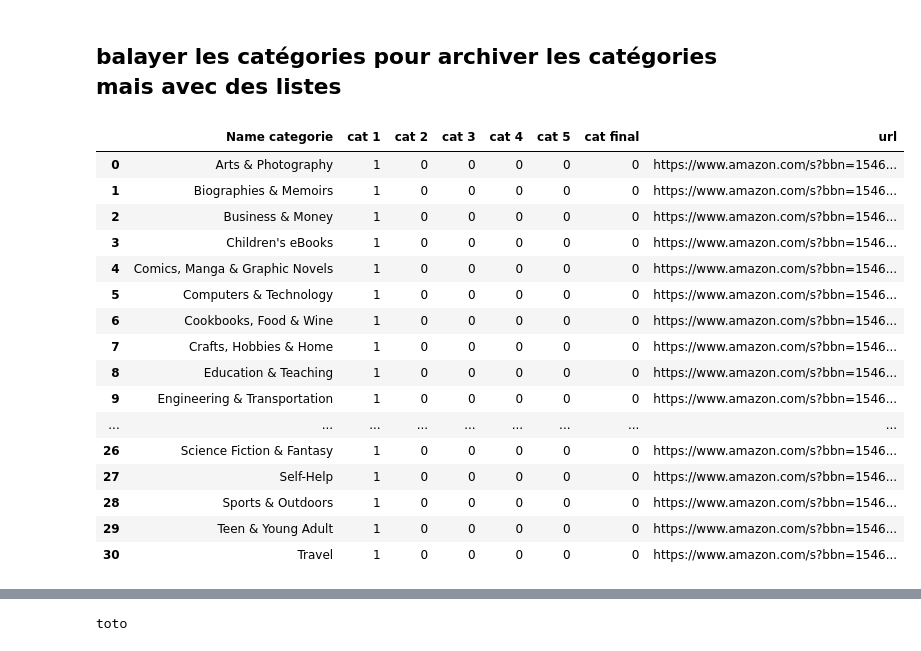
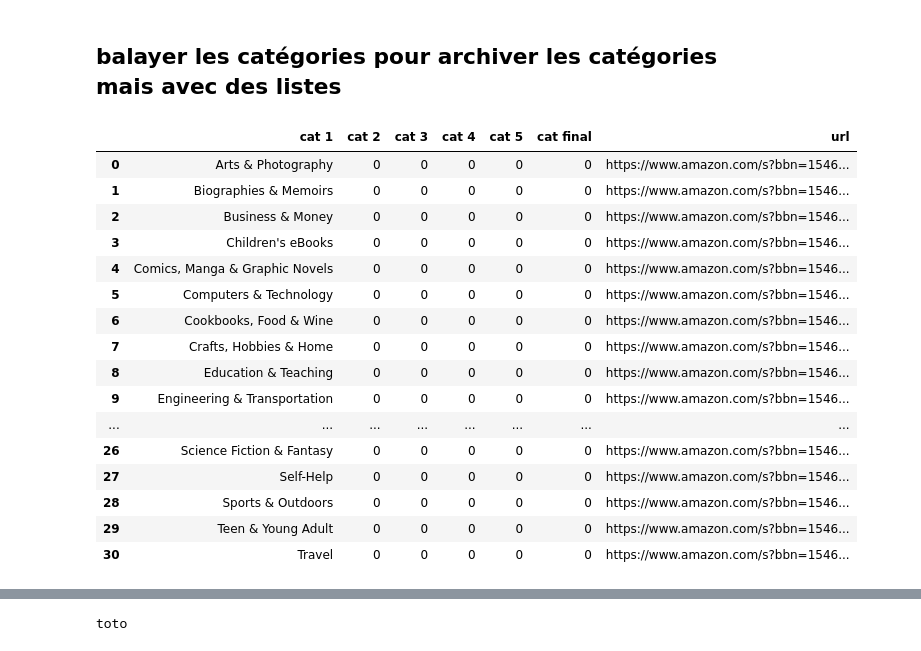
Before and after one commit to thomasgassin/kindle-scrapper, a Jupyter notebook: notebooks/NoteBook.ipynb, the cells around one changed output, grey strips where cells are left out. Cells and saved outputs as stored; diff of their text form; code cells hidden in the pictures.

Commit message:
update the listing

```diff
--- a/notebooks/NoteBook.ipynb
+++ b/notebooks/NoteBook.ipynb
@@ -336,40 +338,40 @@ dataframe
 # %%
 DRIVER_PATH_chromedriver = str(Path('../chromedriver').resolve())
 browser = webdriver.Chrome(executable_path= DRIVER_PATH_chromedriver)
-index = ['Name categorie','cat 1 ','cat 2','cat 3','cat 4', 'cat 5' ,'cat final','url']
+index = ['cat 1 ','cat 2','cat 3','cat 4', 'cat 5' ,'cat final','url']
 # Create the pandas DataFrame
 browser.get(url_kindle_accueil)
 browser.get(url_kindle_accueil)
 html_page_listing = browser.page_source # permet de prendre le code html de la page
 soup = BeautifulSoup(html_page_listing , 'lxml') # créer la soupe avec le parser
 categories = soup.find_all('li'  , class_ = 'a-spacing-micro apb-browse-refinements-indent-2')
-listing_categories=[]
+listing_categories_cat1=[]
 # première descente des catégories simple il suffit de le la première page pas de boucle
 for categorie in categories :
     categor = categorie.span.text.strip()
     lien = 'https://www.amazon.com'+ categorie.a.get('href')
-    listing_categories.append([categor,1,0,0,0,0,0,lien])
-dataframe1 = pd.DataFrame(listing_categories,columns= index)
+    listing_categories_cat1.append([categor,0,0,0,0,0,lien])
+dataframe1 = pd.DataFrame(listing_categories_cat1,columns= index)
 
 dataframe1
 # %% [output]
-|  | Name categorie | cat 1 | cat 2 | cat 3 | cat 4 | cat 5 | cat final | url |
-| 0 | Arts & Photography | 1 | 0 | 0 | 0 | 0 | 0 | https://www.amazon.com/s?bbn=1546... |
-| 1 | Biographies & Memoirs | 1 | 0 | 0 | 0 | 0 | 0 | https://www.amazon.com/s?bbn=1546... |
-| 2 | Business & Money | 1 | 0 | 0 | 0 | 0 | 0 | https://www.amazon.com/s?bbn=1546... |
-| 3 | Children's eBooks | 1 | 0 | 0 | 0 | 0 | 0 | https://www.amazon.com/s?bbn=1546... |
-| 4 | Comics, Manga & Graphic Novels | 1 | 0 | 0 | 0 | 0 | 0 | https://www.amazon.com/s?bbn=1546... |
-| 5 | Computers & Technology | 1 | 0 | 0 | 0 | 0 | 0 | https://www.amazon.com/s?bbn=1546... |
-| 6 | Cookbooks, Food & Wine | 1 | 0 | 0 | 0 | 0 | 0 | https://www.amazon.com/s?bbn=1546... |
-| 7 | Crafts, Hobbies & Home | 1 | 0 | 0 | 0 | 0 | 0 | https://www.amazon.com/s?bbn=1546... |
-| 8 | Education & Teaching | 1 | 0 | 0 | 0 | 0 | 0 | https://www.amazon.com/s?bbn=1546... |
-| 9 | Engineering & Transportation | 1 | 0 | 0 | 0 | 0 | 0 | https://www.amazon.com/s?bbn=1546... |
-| ... | ... | ... | ... | ... | ... | ... | ... | ... |
-| 26 | Science Fiction & Fantasy | 1 | 0 | 0 | 0 | 0 | 0 | https://www.amazon.com/s?bbn=1546... |
-| 27 | Self-Help | 1 | 0 | 0 | 0 | 0 | 0 | https://www.amazon.com/s?bbn=1546... |
-| 28 | Sports & Outdoors | 1 | 0 | 0 | 0 | 0 | 0 | https://www.amazon.com/s?bbn=1546... |
-| 29 | Teen & Young Adult | 1 | 0 | 0 | 0 | 0 | 0 | https://www.amazon.com/s?bbn=1546... |
-| 30 | Travel | 1 | 0 | 0 | 0 | 0 | 0 | https://www.amazon.com/s?bbn=1546... |
+|  | cat 1 | cat 2 | cat 3 | cat 4 | cat 5 | cat final | url |
+| 0 | Arts & Photography | 0 | 0 | 0 | 0 | 0 | https://www.amazon.com/s?bbn=1546... |
+| 1 | Biographies & Memoirs | 0 | 0 | 0 | 0 | 0 | https://www.amazon.com/s?bbn=1546... |
+| 2 | Business & Money | 0 | 0 | 0 | 0 | 0 | https://www.amazon.com/s?bbn=1546... |
+| 3 | Children's eBooks | 0 | 0 | 0 | 0 | 0 | https://www.amazon.com/s?bbn=1546... |
+| 4 | Comics, Manga & Graphic Novels | 0 | 0 | 0 | 0 | 0 | https://www.amazon.com/s?bbn=1546... |
+| 5 | Computers & Technology | 0 | 0 | 0 | 0 | 0 | https://www.amazon.com/s?bbn=1546... |
+| 6 | Cookbooks, Food & Wine | 0 | 0 | 0 | 0 | 0 | https://www.amazon.com/s?bbn=1546... |
+| 7 | Crafts, Hobbies & Home | 0 | 0 | 0 | 0 | 0 | https://www.amazon.com/s?bbn=1546... |
+| 8 | Education & Teaching | 0 | 0 | 0 | 0 | 0 | https://www.amazon.com/s?bbn=1546... |
+| 9 | Engineering & Transportation | 0 | 0 | 0 | 0 | 0 | https://www.amazon.com/s?bbn=1546... |
+| ... | ... | ... | ... | ... | ... | ... | ... |
+| 26 | Science Fiction & Fantasy | 0 | 0 | 0 | 0 | 0 | https://www.amazon.com/s?bbn=1546... |
+| 27 | Self-Help | 0 | 0 | 0 | 0 | 0 | https://www.amazon.com/s?bbn=1546... |
+| 28 | Sports & Outdoors | 0 | 0 | 0 | 0 | 0 | https://www.amazon.com/s?bbn=1546... |
+| 29 | Teen & Young Adult | 0 | 0 | 0 | 0 | 0 | https://www.amazon.com/s?bbn=1546... |
+| 30 | Travel | 0 | 0 | 0 | 0 | 0 | https://www.amazon.com/s?bbn=1546... |
 # %%
 # deuxième itération, il faut faire un boucle for sur le premier listing des catégories
 listing_categories_cat2=[]
```
Also changed, not shown: parts of 4 cells of this notebook.
